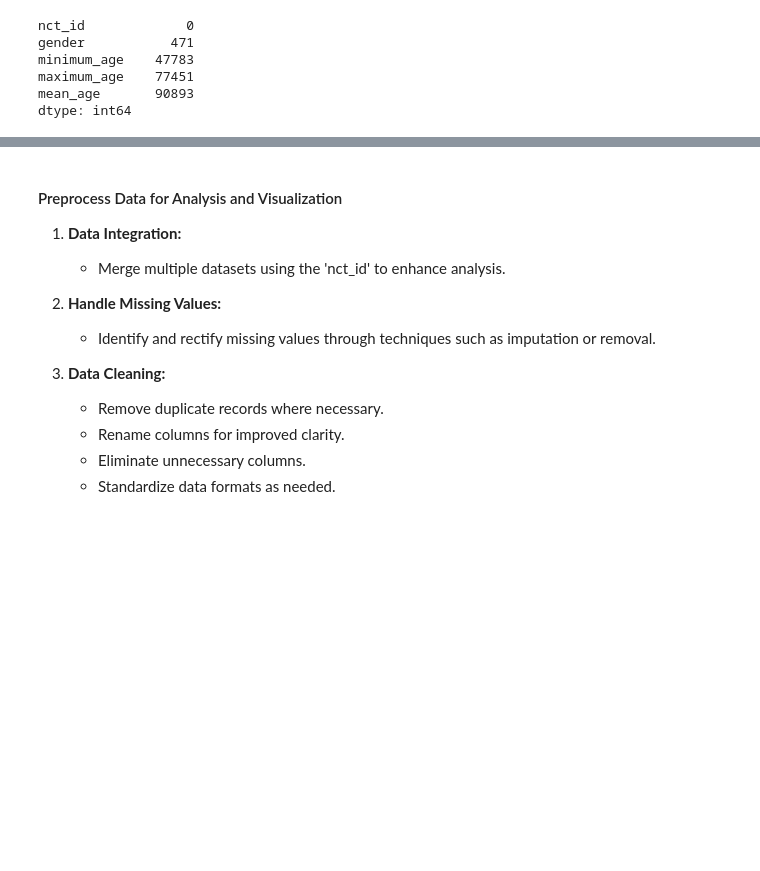
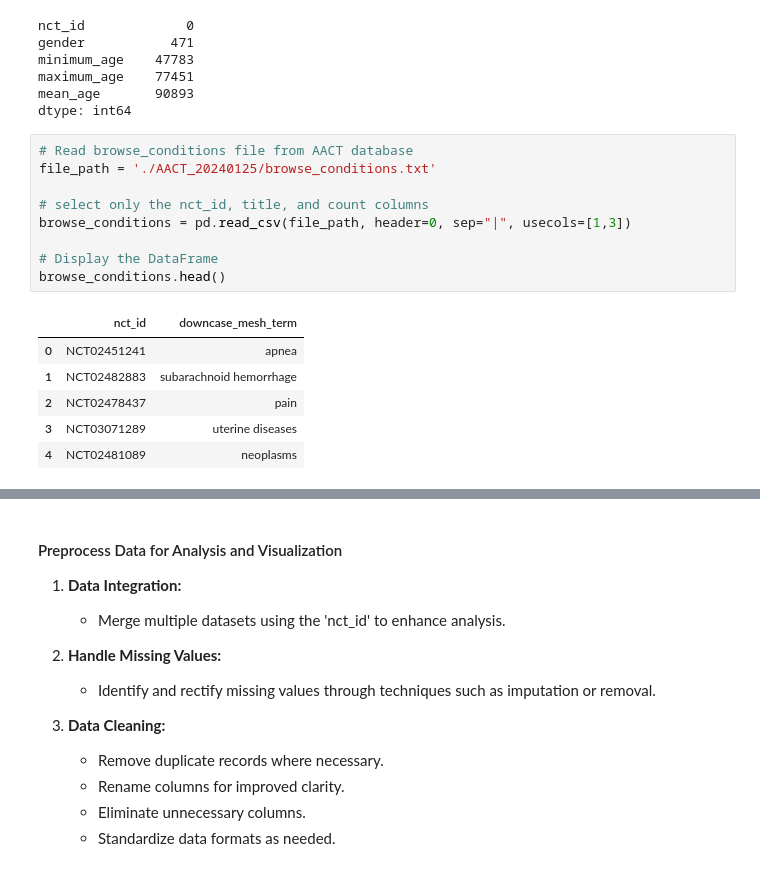
Before and after one commit to brunalos/clinical-trials-ml, a Jupyter notebook: vaccines.ipynb, the cells around one changed output, grey strips where cells are left out. Cells and saved outputs as stored; diff of their text form; blank space fills up the shorter version.

```diff
--- a/vaccines.ipynb
+++ b/vaccines.ipynb
@@ -258,3 +258,19 @@ minimum_age    47783
 maximum_age    77451
 mean_age       90893
 dtype: int64
+# %%
+# Read browse_conditions file from AACT database
+file_path = './AACT_20240125/browse_conditions.txt'
+
+# select only the nct_id, title, and count columns
+browse_conditions = pd.read_csv(file_path, header=0, sep="|", usecols=[1,3])
+
+# Display the DataFrame
+browse_conditions.head()
+# %% [output]
+|  | nct_id | downcase_mesh_term |
+| 0 | NCT02451241 | apnea |
+| 1 | NCT02482883 | subarachnoid hemorrhage |
+| 2 | NCT02478437 | pain |
+| 3 | NCT03071289 | uterine diseases |
+| 4 | NCT02481089 | neoplasms |
```
Also changed, not shown: parts of 3 cells of this notebook, 1 other file.
